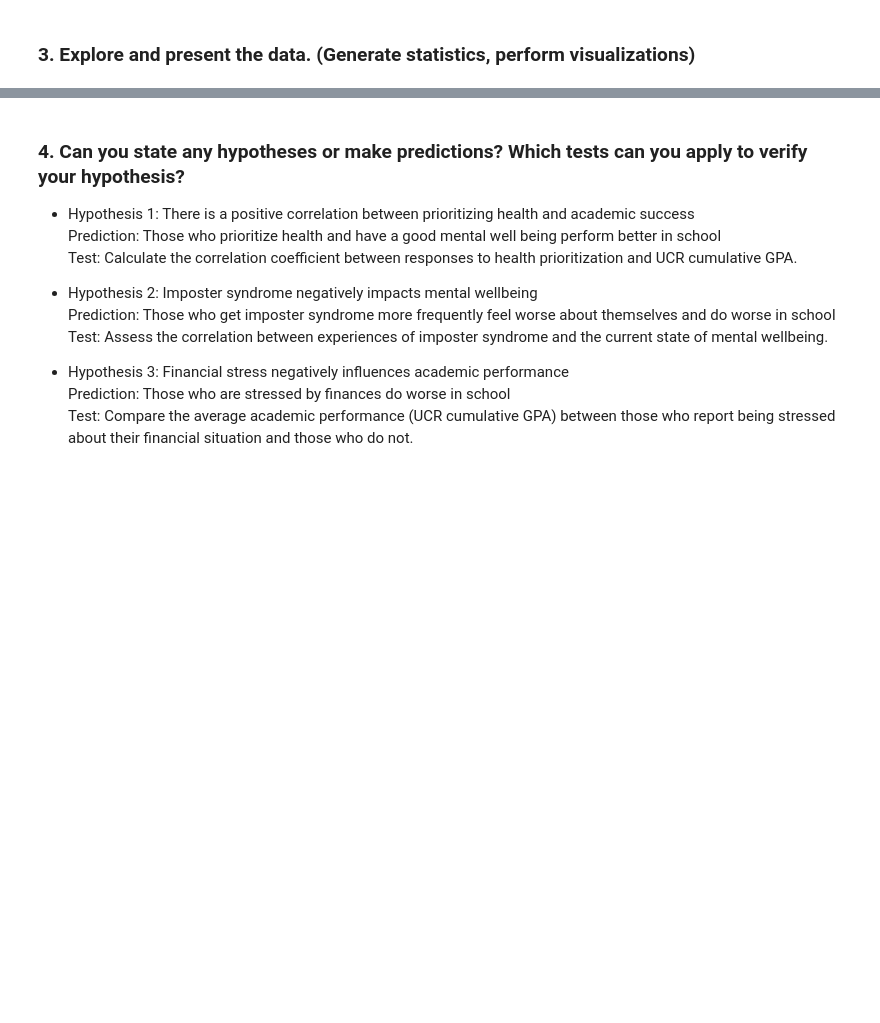
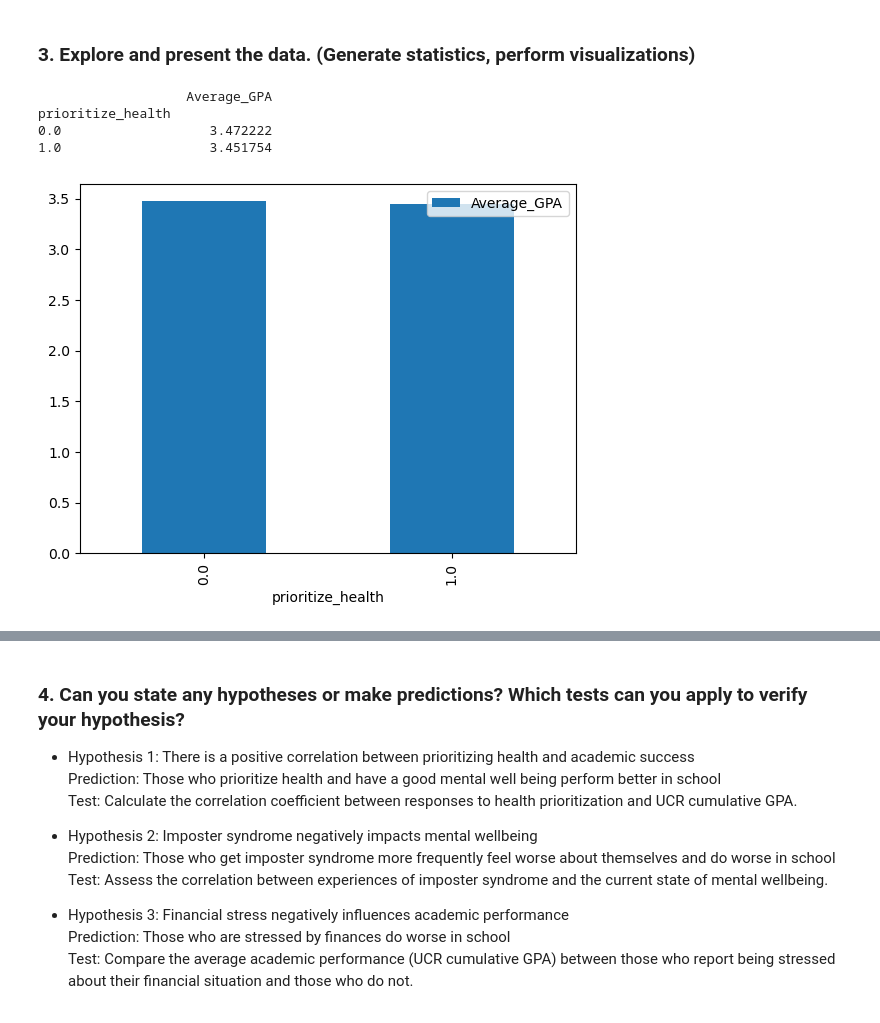
Before and after one commit to Jyro88/CS105MiniProject, a Jupyter notebook: lab5-6.ipynb, the cells around one changed output, grey strips where cells are left out. Cells and saved outputs as stored; diff of their text form; code cells hidden in the pictures; blank space fills up the shorter version.

Commit message:
Completed 3 total visuals with 2 unique ones.

```diff
--- a/lab5-6.ipynb
+++ b/lab5-6.ipynb
@@ -17,18 +17,37 @@ from scipy.stats import chi2_contingency, pointbiserialr, pearsonr, spearmanr
 # %%
 # Load the data
 df = pd.read_csv('data.csv')
 
 # Convert prioritize_health to numerical values
 df['prioritize_health'] = df['prioritize_health'].apply(lambda x: 1 if x == 'Yes' else 0).astype(float)
 
 # Format the GPA column
 df['UCR_GPA'] = df['UCR_GPA'].str.replace('Below 2.0', '').str.replace('Prefer not to say', '')
 # Split the GPA column into two new columns
 df[['Lower_GPA', 'Upper_GPA']] = df['UCR_GPA'].str.split(' - ', expand=True)
 
 # Convert the new columns to numerical values
 df['Lower_GPA'] = pd.to_numeric(df['Lower_GPA'].replace('Below', '2.0'))
 df['Upper_GPA'] = pd.to_numeric(df['Upper_GPA'].replace('Below', '2.0'))
 
 # Calculate the average GPA
 df['Average_GPA'] = (df['Lower_GPA'] + df['Upper_GPA']) / 2
+
+# Create a list of imposter syndrome columns for different grade levels
+imposter_syndrome_columns = ['imposter_syndrome_freshman', 'imposter_syndrome_sophomore', 'imposter_syndrome_junior', 'imposter_syndrome_senior', 'imposter_syndrome_graduate']
+
+# Calculate the mean imposter syndrome score across grade levels
+df['mean_imposter_syndrome'] = df[imposter_syndrome_columns].mean(axis=1)
+
+# pivot table showing average GPA for students who prioritize health, and students who do not prioritize health.
+health_priority_gpa = df.pivot_table(index=['prioritize_health'], values=['Average_GPA'], aggfunc='mean')
+
+# Bar plot of the average GPA of students who prioritize health compared to who do not
+health_priority_gpa.plot(kind = 'bar')
+print(health_priority_gpa)
+# %% [output]
+                   Average_GPA
+prioritize_health
+0.0                   3.472222
+1.0                   3.451754
+[figure, added]
```
Also changed, not shown: parts of 3 cells of this notebook.
